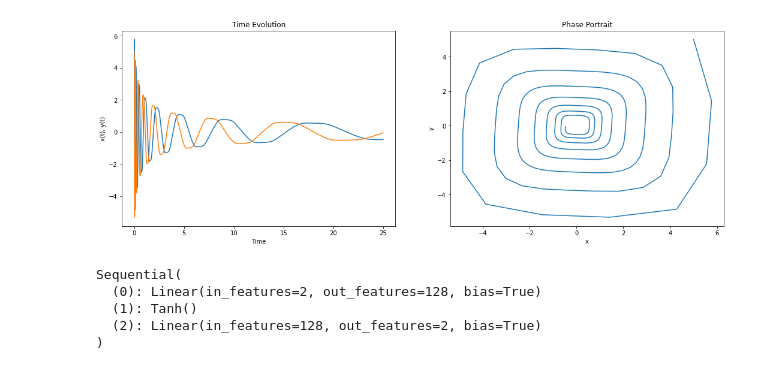
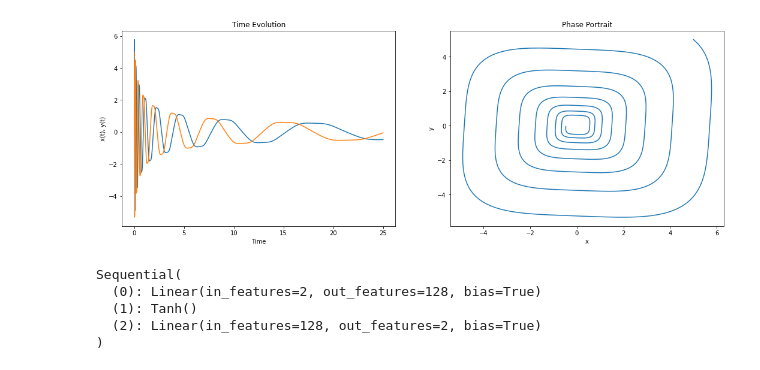
Before and after one commit to thecomputationguy/neural-network-differential-equations, a Jupyter notebook: test_notebook.ipynb, the cells around one changed output. Cells and saved outputs as stored; diff of their text form; code cells hidden in the pictures.

```diff
--- a/test_notebook.ipynb
+++ b/test_notebook.ipynb
@@ -8,30 +8,30 @@ import time
 # %%
 # set up the differential equation and get a reference solution (which is also the training data)
 
 x0y0 = [5,5]
-t = np.arange(0, 25, 0.01)
+t = np.arange(0, 25, 0.001)
 noise_factor = 0.0
 
 def f(y, t):
     return [-0.1*y[0]**3 + 2.0*y[1]**3, -2.0*y[0]**3 - 0.1*y[1]**3]
 
 system = odeint(f, x0y0, t)
 training_data = system + noise_factor * system.std(0) * np.random.randn(system.shape[0], system.shape[1])
 
 # plot the trajectories and the phase portraits
 
 fig, axs = plt.subplots(1,2, figsize=(18,6))
 axs[0].plot(t, system)
 axs[0].set_xlabel('Time')
 axs[0].set_ylabel('x(t), y(t)')
 axs[0].set_title('Time Evolution')
 axs[1].plot(system[:,0], system[:,1])
 axs[1].set_xlabel('x')
 axs[1].set_ylabel('y')
 axs[1].set_title('Phase Portrait')
 plt.show()
 # %% [output]
-[figure, old version]
+[figure, new version]
 # %%
 # Initialize the model and check the architecture
 
```
Also changed, not shown: parts of 5 cells of this notebook, 2 other files.
